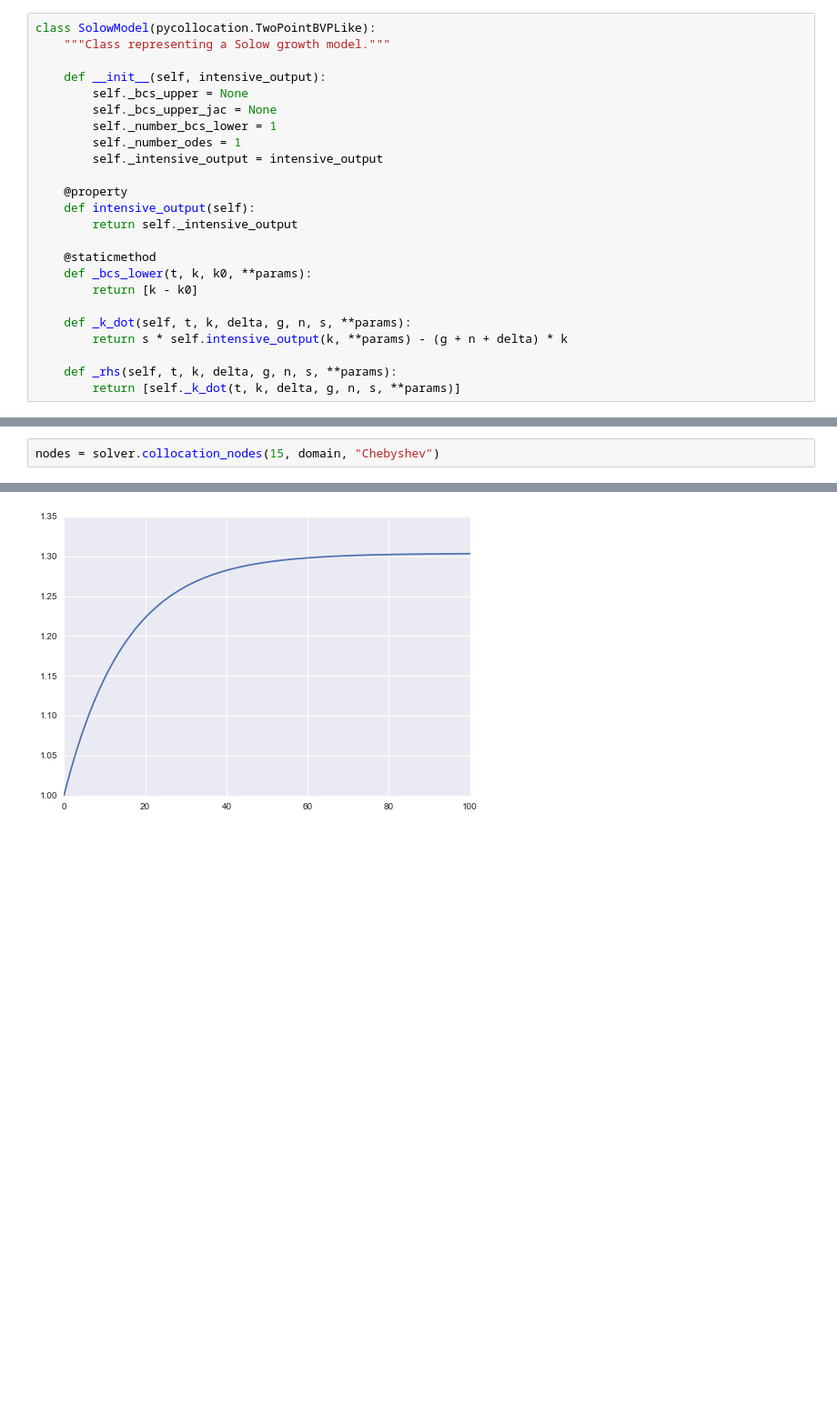
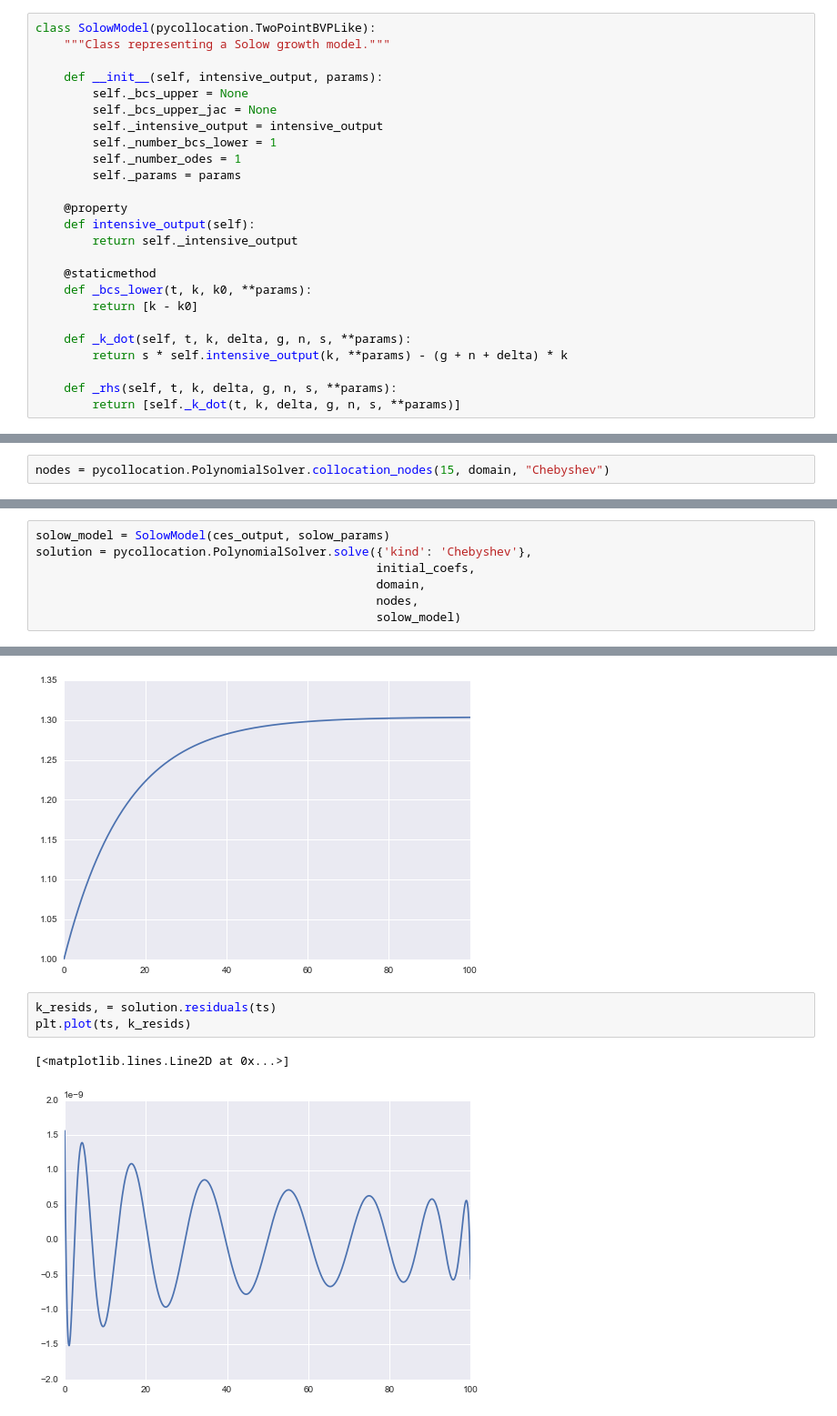
Before and after one commit to davidrpugh/pyCollocation, a Jupyter notebook: examples/solow-model.ipynb, the cells around one changed output, grey strips where cells are left out. Shown at 91% size. Drawn from its saved outputs; the diff is of its cells as text; blank space fills up the shorter version.

```diff
--- a/examples/solow-model.ipynb
+++ b/examples/solow-model.ipynb
@@ -18,12 +23,13 @@ $$ \dot{k}(t) = s f(k(t)) - (g + n + \delta) k(t),\ k(0) = k_0 $$
 class SolowModel(pycollocation.TwoPointBVPLike):
     """Class representing a Solow growth model."""
 
-    def __init__(self, intensive_output):
+    def __init__(self, intensive_output, params):
         self._bcs_upper = None
         self._bcs_upper_jac = None
+        self._intensive_output = intensive_output
         self._number_bcs_lower = 1
         self._number_odes = 1
-        self._intensive_output = intensive_output
+        self._params = params
 
     @property
     def intensive_output(self):
@@ -71,4 +75,4 @@ ks = kstar - (kstar - solow_params['k0']) * np.exp(-ts)
 initial_poly = np.polynomial.Chebyshev.fit(ts, ks, 15, domain)
 initial_coefs = initial_poly.coef
 # %%
-nodes = solver.collocation_nodes(15, domain, "Chebyshev")
+nodes = pycollocation.PolynomialSolver.collocation_nodes(15, domain, "Chebyshev")
@@ -81,0 +79,7 @@ import matplotlib.pyplot as plt
+# %%
+solow_model = SolowModel(ces_output, solow_params)
+solution = pycollocation.PolynomialSolver.solve({'kind': 'Chebyshev'},
+                                                initial_coefs,
+                                                domain,
+                                                nodes,
+                                                solow_model)
@@ -85,3 +91,9 @@ plt.plot(ts, k_hat(ts))
 # %% [output]
 [<matplotlib.lines.Line2D at 0x...>]
 [figure]
+# %%
+k_resids, = solution.residuals(ts)
+plt.plot(ts, k_resids)
+# %% [output]
+[<matplotlib.lines.Line2D at 0x...>]
+[figure, added]
```
Also changed, not shown: parts of 12 cells of this notebook, 3 other files.
